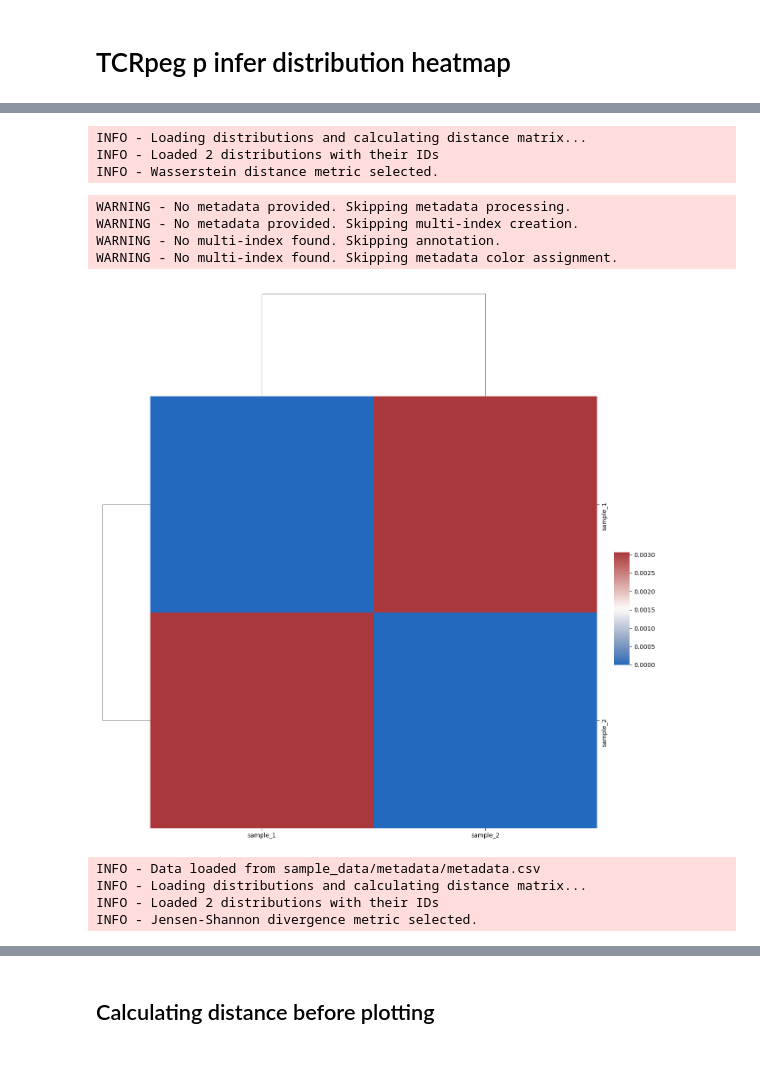
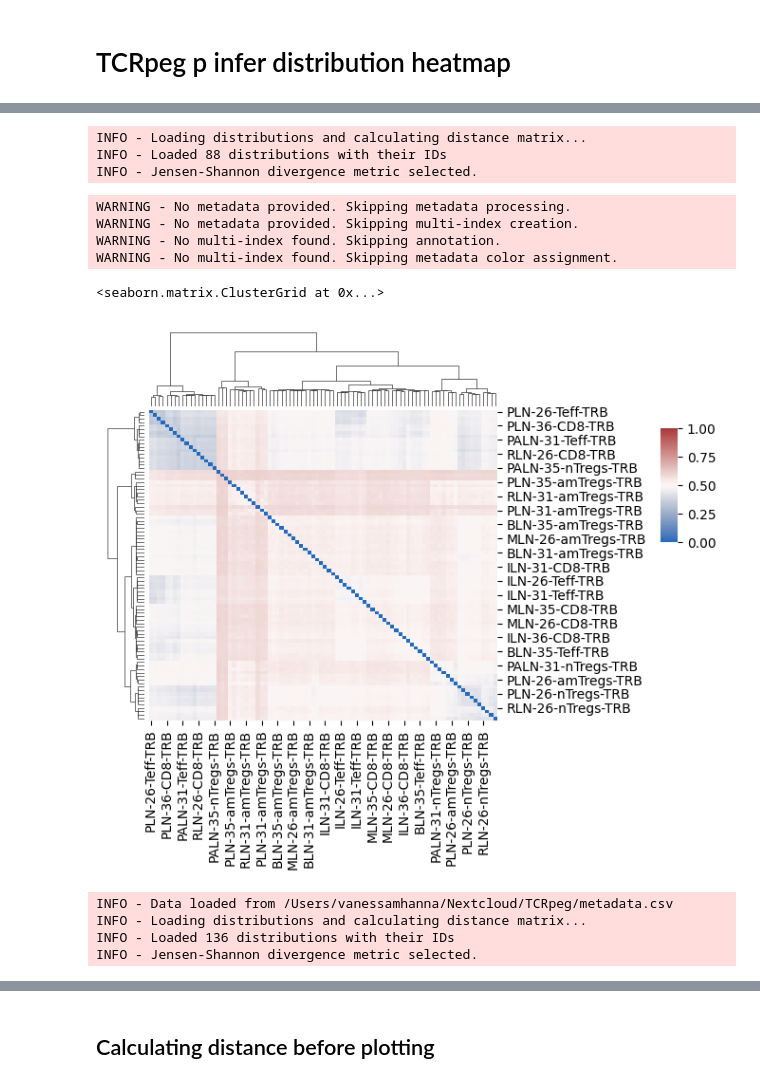
Before and after one commit to i3-unit/TCRpeg_i3, a Jupyter notebook: tutorial_heatmap_pinfer.ipynb, the cells around one changed output, grey strips where cells are left out. Cells and saved outputs as stored; diff of their text form; code cells hidden in the pictures.

```diff
--- a/tutorial_heatmap_pinfer.ipynb
+++ b/tutorial_heatmap_pinfer.ipynb
@@ -7,23 +10,25 @@
 # %%
 from tcrpeg_toolkit.distribution_handler import DistributionHeatmapPlotter
 # %%
-plot_heatmap = DistributionHeatmapPlotter(data='results_sample_data/p_infer/raw/', distance_metric='wd')
+plot_heatmap = DistributionHeatmapPlotter(data='/Users/vanessamhanna/Nextcloud/TCRpeg/p_infer/', distance_metric='jsd')
 # %% [output]
 INFO - Loading distributions and calculating distance matrix...
-INFO - Loaded 2 distributions with their IDs
-INFO - Wasserstein distance metric selected.
+INFO - Loaded 88 distributions with their IDs
+INFO - Jensen-Shannon divergence metric selected.
 # %%
-plot_heatmap.run(normalize=True)
+plot_heatmap.run(normalize=True,save=False)
 # %% [output]
 WARNING - No metadata provided. Skipping metadata processing.
 WARNING - No metadata provided. Skipping multi-index creation.
 WARNING - No multi-index found. Skipping annotation.
 WARNING - No multi-index found. Skipping metadata color assignment.
+<seaborn.matrix.ClusterGrid at 0x...>
-[figure, old version]
+[figure, new version]
 # %%
-plot_heatmap_metadata = DistributionHeatmapPlotter(data='results_sample_data/p_infer/raw/', metadata='sample_data/metadata/metadata.csv')
+plot_heatmap_metadata = DistributionHeatmapPlotter(data='/Users/vanessamhanna/Nextcloud/TCRpeg/p_infer/', metadata='/Users/vanessamhanna/Nextcloud/TCRpeg/metadata.csv',
+                                                   distance_metric='jsd')
 # %% [output]
-INFO - Data loaded from sample_data/metadata/metadata.csv
+INFO - Data loaded from /Users/vanessamhanna/Nextcloud/TCRpeg/metadata.csv
 INFO - Loading distributions and calculating distance matrix...
-INFO - Loaded 2 distributions with their IDs
+INFO - Loaded 136 distributions with their IDs
 INFO - Jensen-Shannon divergence metric selected.
```
Also changed, not shown: parts of 5 cells of this notebook, 2 other files.
